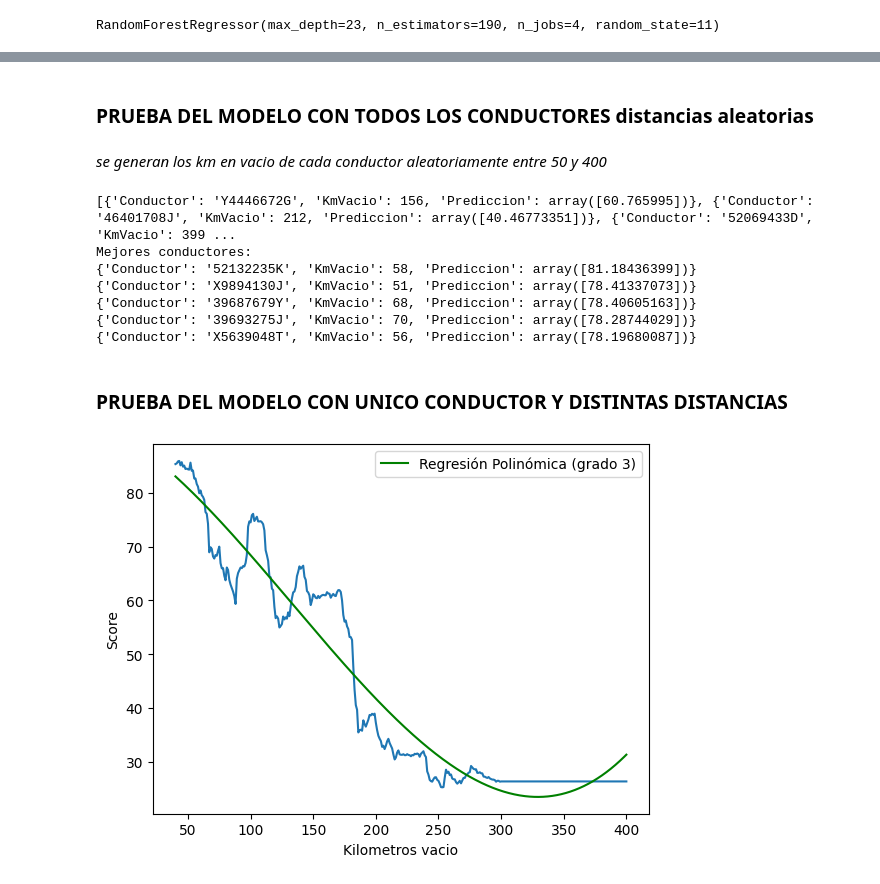
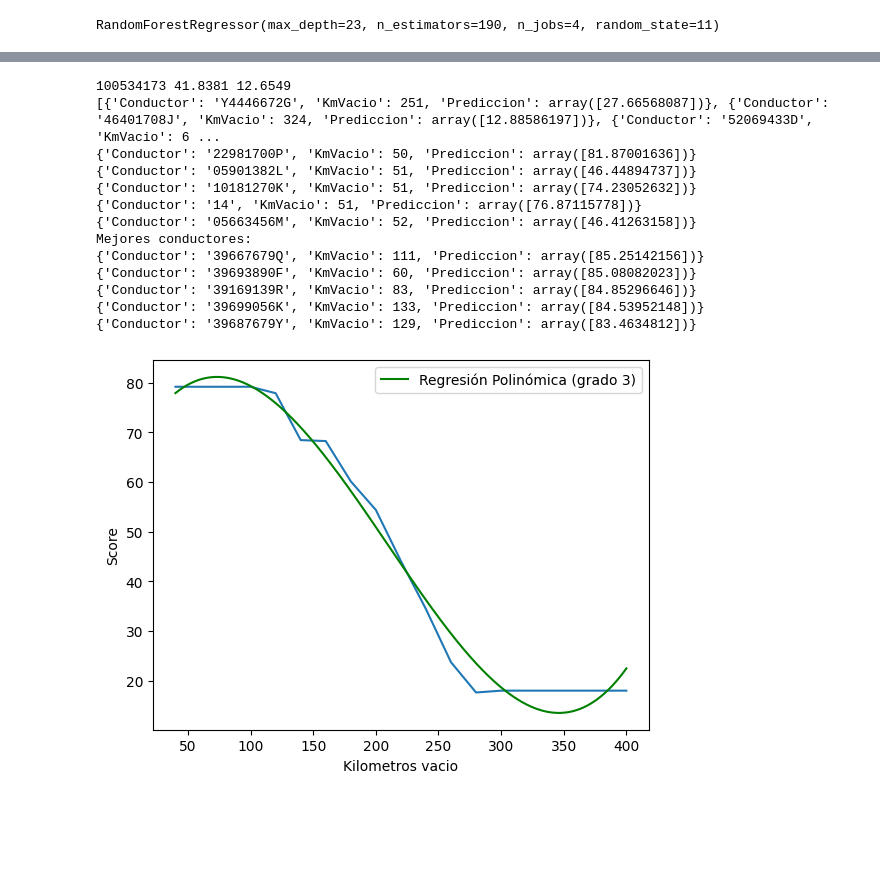
Before and after one commit to PabloGallardoFuentes/TFG-Machine-Learning, a Jupyter notebook: supervisado.ipynb, the cells around one changed output, grey strips where cells are left out. Saved outputs shown, nothing was run; the diff lists cells and outputs as text; code cells hidden in the pictures; blank space fills up the shorter version.

```diff
--- a/supervisado.ipynb
+++ b/supervisado.ipynb
@@ -44,7 +53,7 @@ X_train, X_test, y_train, y_test = train_test_split(X, y, test_size=0.2, random_
 max_depth = 23
 random_state = 11
 print(f"Parametros defecto: max_depth={max_depth}, random_state={random_state}")
-respuesta = input("Desea comprobar parametros mas optimos (>20 min)? (s/n)")
+respuesta = input("Desea comprobar parametros mas optimos (~8 min)? (s/n)")
 
 if respuesta.lower() == "s":
     scores = []
@@ -164,20 +175,24 @@ El archvivo c:\Users\pablo.gallardo\Desktop\final\codigo/modelos/forestRegressor
-# %% [markdown]
-### **PRUEBA DEL MODELO CON TODOS LOS CONDUCTORES** distancias aleatorias
-# %% [markdown]
-*se generan los km en vacio de cada conductor aleatoriamente entre 50 y 400*
 # %%
-conductores = data['IDconductor'].unique()
+conductores = data['IDConductor'].unique()
+paradasCarga = pd.read_csv(r"./modelos/paradasCarga.csv")
+paradasDescarga = pd.read_csv(r"./modelos/paradasDescarga.csv")
 conductores.shape
 import random
-paradaCargaPrueba = "03"
-paradaDescargaPrueba = "100576784"
+
+paradaCargaIndex = random.randint(0, len(paradasCarga)-1)
+print(paradasCarga.iloc[paradaCargaIndex].CodigoInternoPuntoCarga, paradasCarga.iloc[paradaCargaIndex].LatitudPuntoCarga, paradasCarga.iloc[paradaCargaIndex].LongitudPuntoCarga)
+paradaDescargaIndex = random.randint(0, len(paradasDescarga)-1)
 lista_conductores_puntuacion = []
 for conductor in conductores:
     km_vacio = random.randint(50, 400)
     to_pred = pd.DataFrame([{
-        'IDconductor': conductor,
-        'CodigoInternoParadaCarga': paradaCargaPrueba,
-        'CodigoInternoParadaDescarga': paradaDescargaPrueba,
+        'IDConductor': conductor,
+        'CodigoInternoPuntoCarga': paradasCarga.iloc[paradaCargaIndex].CodigoInternoPuntoCarga,
+        'LatitudPuntoCarga': paradasCarga.iloc[paradaCargaIndex].LatitudPuntoCarga,
+        'LongitudPuntoCarga': paradasCarga.iloc[paradaCargaIndex].LongitudPuntoCarga,
+        'CodigoInternoPuntoDescarga': paradasDescarga.iloc[paradaDescargaIndex].CodigoInternoPuntoDescarga,
+        'LatitudPuntoDescarga': paradasDescarga.iloc[paradaDescargaIndex].LatitudPuntoDescarga,
+        'LongitudPuntoDescarga': paradasDescarga.iloc[paradaDescargaIndex].LongitudPuntoDescarga,
         'KmVacio': km_vacio
     }])
 
@@ -186,7 +201,7 @@ for conductor in conductores:
         # print(col)
         if to_pred[col].dtype == 'object':
             to_pred[col] = label_encoder_array[i].transform(to_pred[col])
-        i+=1
+            i+=1
     # print(to_pred)
     # print(to_pred['IDconductor'], "\n", to_pred['CodigoInternoParadaCarga'], "\n", to_pred['CodigoInternoParadaDescarga'])
 
@@ -199,28 +214,40 @@ for conductor in conductores:
 print(lista_conductores_puntuacion)
 
 conductores_ordenados = sorted(lista_conductores_puntuacion, key=lambda x: x["Prediccion"], reverse=True)
+conductores_menosKM = sorted(lista_conductores_puntuacion, key=lambda x: x['KmVacio'], reverse=False)
+
+for conductor in conductores_menosKM[:5]:
+    print(conductor)
 
 print("Mejores conductores:")
 for conductor in conductores_ordenados[:5]:
     print(conductor)
 # %% [output]
-[{'Conductor': 'Y4446672G', 'KmVacio': 156, 'Prediccion': array([60.765995])}, {'Conductor': '46401708J', 'KmVacio': 212, 'Prediccion': array([40.46773351])}, {'Conductor': '52069433D', 'KmVacio': 399 ...
+100534173 41.8381 12.6549
+[{'Conductor': 'Y4446672G', 'KmVacio': 251, 'Prediccion': array([27.66568087])}, {'Conductor': '46401708J', 'KmVacio': 324, 'Prediccion': array([12.88586197])}, {'Conductor': '52069433D', 'KmVacio': 6 ...
+{'Conductor': '22981700P', 'KmVacio': 50, 'Prediccion': array([81.87001636])}
+{'Conductor': '05901382L', 'KmVacio': 51, 'Prediccion': array([46.44894737])}
+{'Conductor': '10181270K', 'KmVacio': 51, 'Prediccion': array([74.23052632])}
+{'Conductor': '14', 'KmVacio': 51, 'Prediccion': array([76.87115778])}
+{'Conductor': '05663456M', 'KmVacio': 52, 'Prediccion': array([46.41263158])}
 Mejores conductores:
-{'Conductor': '52132235K', 'KmVacio': 58, 'Prediccion': array([81.18436399])}
-{'Conductor': 'X9894130J', 'KmVacio': 51, 'Prediccion': array([78.41337073])}
-{'Conductor': '39687679Y', 'KmVacio': 68, 'Prediccion': array([78.40605163])}
-{'Conductor': '39693275J', 'KmVacio': 70, 'Prediccion': array([78.28744029])}
-{'Conductor': 'X5639048T', 'KmVacio': 56, 'Prediccion': array([78.19680087])}
+{'Conductor': '39667679Q', 'KmVacio': 111, 'Prediccion': array([85.25142156])}
+{'Conductor': '39693890F', 'KmVacio': 60, 'Prediccion': array([85.08082023])}
+{'Conductor': '39169139R', 'KmVacio': 83, 'Prediccion': array([84.85296646])}
+{'Conductor': '39699056K', 'KmVacio': 133, 'Prediccion': array([84.53952148])}
+{'Conductor': '39687679Y', 'KmVacio': 129, 'Prediccion': array([83.4634812])}
-# %% [markdown]
-### **PRUEBA DEL MODELO CON UNICO CONDUCTOR Y DISTINTAS DISTANCIAS**
 # %%
 lista_conductorX_puntuaciones = []
 conductor = "Y4446672G"
 for km_vacio in range(40, 401, 20):
     to_pred = pd.DataFrame([{
-        'IDconductor': conductor,
-        'CodigoInternoParadaCarga': "03",
-        'CodigoInternoParadaDescarga': "100576784",
+        'IDConductor': conductor,
+        'CodigoInternoPuntoCarga': paradasCarga.iloc[paradaCargaIndex].CodigoInternoPuntoCarga,
+        'LatitudPuntoCarga': paradasCarga.iloc[paradaCargaIndex].LatitudPuntoCarga,
+        'LongitudPuntoCarga': paradasCarga.iloc[paradaCargaIndex].LongitudPuntoCarga,
+        'CodigoInternoPuntoDescarga': paradasDescarga.iloc[paradaDescargaIndex].CodigoInternoPuntoDescarga,
+        'LatitudPuntoDescarga': paradasDescarga.iloc[paradaDescargaIndex].LatitudPuntoDescarga,
+        'LongitudPuntoDescarga': paradasDescarga.iloc[paradaDescargaIndex].LongitudPuntoDescarga,
         'KmVacio': km_vacio
     }])
 
@@ -229,38 +256,38 @@ for km_vacio in range(40, 401, 20):
         # print(col)
         if to_pred[col].dtype == 'object':
             to_pred[col] = label_encoder_array[i].transform(to_pred[col])
-        i+=1
+            i+=1
 
 
     prediction = model.predict(to_pred)
     # print("Conductor ", conductor, ": ", prediction)
     puntuacion_conductor = {"Conductor": conductor, "KmVacio": km_vacio, "Prediccion": prediction[0]}
     lista_conductorX_puntuaciones.append(puntuacion_conductor)
 
 
 # for item in lista_conductorX_puntuaciones:
 #     print(item)
 
 
 # Extraer los valores de KmVacio y Prediccion
 km_vacio = np.array([x["KmVacio"] for x in lista_conductorX_puntuaciones])
 predicciones = np.array([x["Prediccion"] for x in lista_conductorX_puntuaciones])
 
 # Ajustar una regresión polinómica (grado 2 en este caso)
 grado = 3
 coef = np.polyfit(km_vacio, predicciones, grado)
 polinomio = np.poly1d(coef)
 
 # Calcular los valores predichos usando el polinomio
 y_pred2 = polinomio(km_vacio)
 
 plt.plot(range(40, 401, 20), [x["Prediccion"] for x in lista_conductorX_puntuaciones])
 # Graficar la curva de regresión polinómica
 x_range = np.linspace(km_vacio.min(), km_vacio.max(), 500)
 plt.plot(x_range, polinomio(x_range), color='green', label=f'Regresión Polinómica (grado {grado})')
 plt.xlabel('Kilometros vacio')
 plt.ylabel('Score')
 plt.legend()
 plt.show()
 # %% [output]
-[figure, old version]
+[figure, new version]
```
Also changed, not shown: parts of 13 cells of this notebook, 24 other files.
